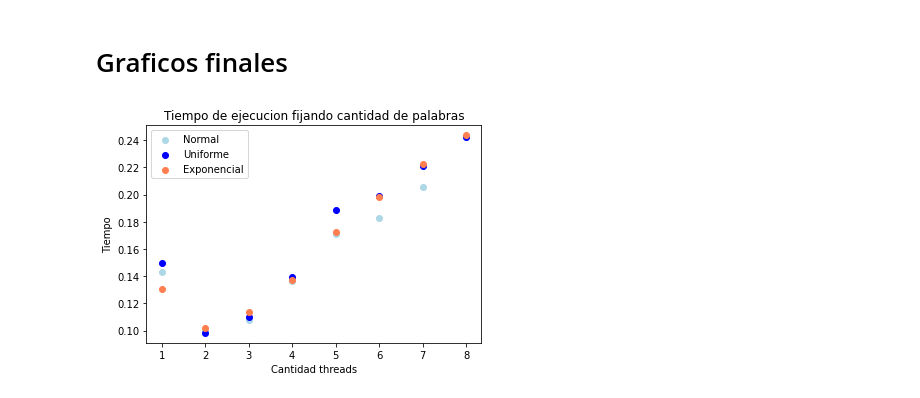
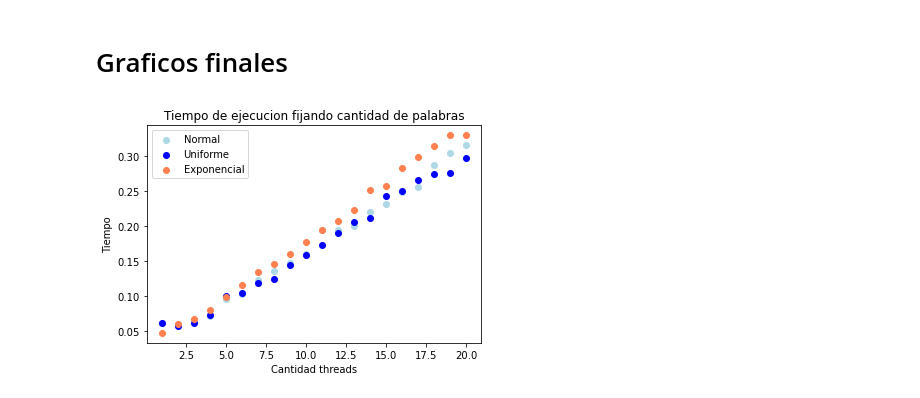
Before and after one commit to sebasbocaccio/SistemasOperativos-TP, a Jupyter notebook: exp/Plotter.ipynb, the cells around one changed output. Drawn from its saved outputs; the diff is of its cells as text; code cells hidden in the pictures.

Commit message:
unifique un experimento

```diff
--- a/exp/Plotter.ipynb
+++ b/exp/Plotter.ipynb
@@ -117,23 +117,28 @@ fig.savefig("hm_nf_tl_tload")
 # %% [markdown]
 # Graficos finales
 # %%
-resultadoNORMAL = pd.read_csv("resultados/resultadoNORMAL.csv");
-resultadoUNIFORME = pd.read_csv("resultados/resultadoUNIFORME.csv");
-resultadoEXPONENCIAL = pd.read_csv("resultados/resultadoEXPO.csv");
+resultado = pd.read_csv("resultados/resultadoDistribuciones.csv");
+# resultadoUNIFORME = pd.read_csv("resultados/resultadoUNIFORME.csv");
+# resultadoEXPONENCIAL = pd.read_csv("resultados/resultadoEXPO.csv");
 # %%
-plt.scatter(resultadoNORMAL['threadsMaximo'],resultadoNORMAL['TIEMPO_MAX'], c='lightblue')
-plt.scatter(resultadoUNIFORME['threadsMaximo'],resultadoUNIFORME['TIEMPO_MAX'], c='blue')
-plt.scatter(resultadoEXPONENCIAL['threadsMaximo'],resultadoEXPONENCIAL['TIEMPO_MAX'], c='coral')
+uniforme = resultado[(resultado["EXPERIMENTO"]== 7)].copy();
+normal = resultado[(resultado["EXPERIMENTO"]== 8)].copy();
+exponencial = resultado[(resultado["EXPERIMENTO"]== 9)].copy();
+
+
+plt.scatter(normal['threadsMaximo'],normal['TIEMPO_MAX'], c='lightblue')
+plt.scatter(uniforme['threadsMaximo'],uniforme['TIEMPO_MAX'], c='blue')
+PAplt.scatter(exponencial['threadsMaximo'],exponencial['TIEMPO_MAX'], c='coral')
 classes = ['Normal', 'Uniforme', 'Exponencial']
 #x = [5,6,7,8]
 #y = [1,3,5,2]
 
 #plt.scatter(x, y, c='lightblue')
 plt.legend(labels=classes)
 plt.title('Tiempo de ejecucion fijando cantidad de palabras')
 plt.xlabel('Cantidad threads')
 plt.ylabel('Tiempo')
 plt.savefig('resultado_comparacion_distribuciones.png')
 plt.show()
 # %% [output]
-[figure, old version]
+[figure, new version]
```
Also changed, not shown: 32 other files.
